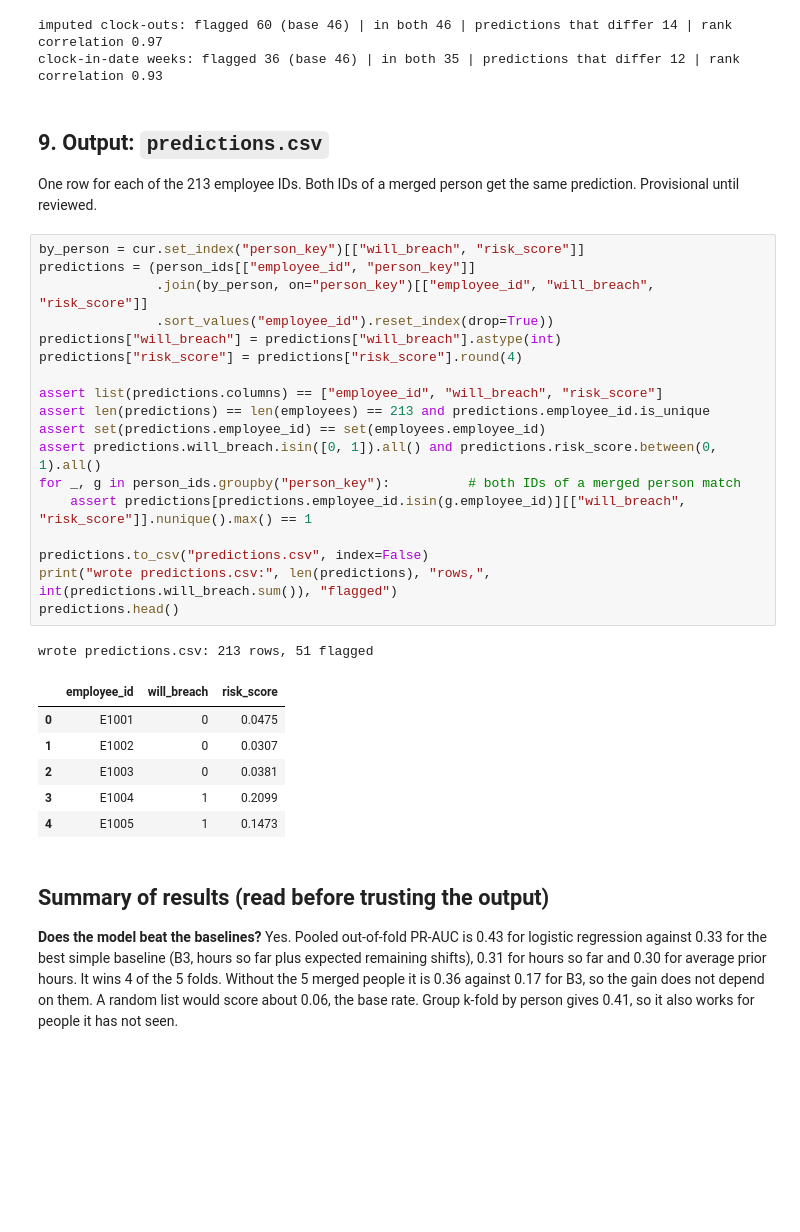
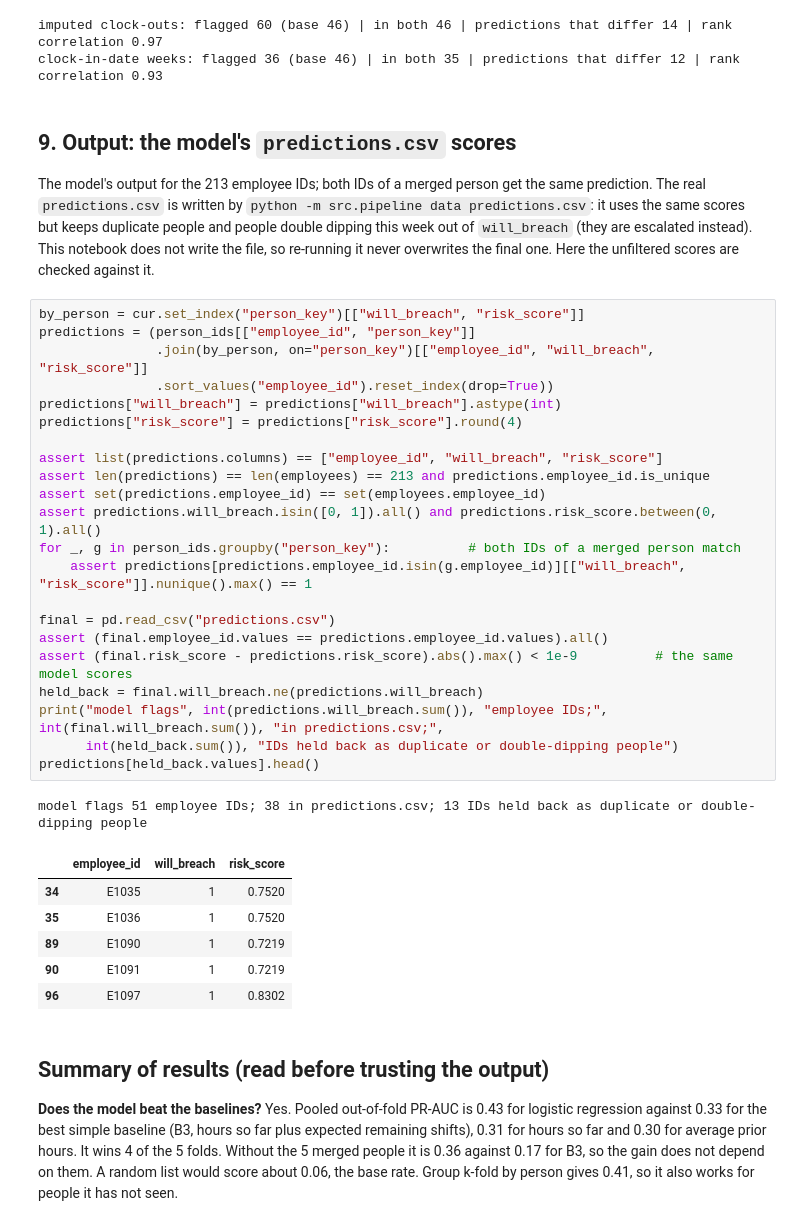
Before and after one commit to MistryDev09/JemTechnical, a Jupyter notebook: notebooks/data_modeling.ipynb, the cells around one changed output. Cells and saved outputs as stored; diff of their text form; blank space fills up the shorter version.

```diff
--- a/notebooks/data_modeling.ipynb
+++ b/notebooks/data_modeling.ipynb
@@ -721,34 +721,38 @@ compare("clock-in-date weeks", cur_clockin)
 imputed clock-outs: flagged 60 (base 46) | in both 46 | predictions that differ 14 | rank correlation 0.97
 clock-in-date weeks: flagged 36 (base 46) | in both 35 | predictions that differ 12 | rank correlation 0.93
 # %% [markdown]
-## 9. Output: `predictions.csv`
-One row for each of the 213 employee IDs. Both IDs of a merged person get the same prediction. Provisional until reviewed.
+## 9. Output: the model's `predictions.csv` scores
+The model's output for the 213 employee IDs; both IDs of a merged person get the same prediction. The real `predictions.csv` is written by `python -m src.pipeline data predictions.csv`: it uses the same scores but keeps duplicate people and people double dipping this week out of `will_breach` (they are escalated instead). This notebook does not write the file, so re-running it never overwrites the final one. Here the unfiltered scores are checked against it.
 # %%
 by_person = cur.set_index("person_key")[["will_breach", "risk_score"]]
 predictions = (person_ids[["employee_id", "person_key"]]
                .join(by_person, on="person_key")[["employee_id", "will_breach", "risk_score"]]
                .sort_values("employee_id").reset_index(drop=True))
 predictions["will_breach"] = predictions["will_breach"].astype(int)
 predictions["risk_score"] = predictions["risk_score"].round(4)
 
 assert list(predictions.columns) == ["employee_id", "will_breach", "risk_score"]
 assert len(predictions) == len(employees) == 213 and predictions.employee_id.is_unique
 assert set(predictions.employee_id) == set(employees.employee_id)
 assert predictions.will_breach.isin([0, 1]).all() and predictions.risk_score.between(0, 1).all()
 for _, g in person_ids.groupby("person_key"):          # both IDs of a merged person match
     assert predictions[predictions.employee_id.isin(g.employee_id)][["will_breach", "risk_score"]].nunique().max() == 1
 
-predictions.to_csv("predictions.csv", index=False)
-print("wrote predictions.csv:", len(predictions), "rows,", int(predictions.will_breach.sum()), "flagged")
-predictions.head()
+final = pd.read_csv("predictions.csv")
+assert (final.employee_id.values == predictions.employee_id.values).all()
+assert (final.risk_score - predictions.risk_score).abs().max() < 1e-9          # the same model scores
+held_back = final.will_breach.ne(predictions.will_breach)
+print("model flags", int(predictions.will_breach.sum()), "employee IDs;", int(final.will_breach.sum()), "in predictions.csv;",
+      int(held_back.sum()), "IDs held back as duplicate or double-dipping people")
+predictions[held_back.values].head()
 # %% [output]
-wrote predictions.csv: 213 rows, 51 flagged
+model flags 51 employee IDs; 38 in predictions.csv; 13 IDs held back as duplicate or double-dipping people
 |  | employee_id | will_breach | risk_score |
-| 0 | E1001 | 0 | 0.0475 |
-| 1 | E1002 | 0 | 0.0307 |
-| 2 | E1003 | 0 | 0.0381 |
-| 3 | E1004 | 1 | 0.2099 |
-| 4 | E1005 | 1 | 0.1473 |
+| 34 | E1035 | 1 | 0.7520 |
+| 35 | E1036 | 1 | 0.7520 |
+| 89 | E1090 | 1 | 0.7219 |
+| 90 | E1091 | 1 | 0.7219 |
+| 96 | E1097 | 1 | 0.8302 |
 # %% [markdown]
 ## Summary of results (read before trusting the output)
 **Does the model beat the baselines?** Yes. Pooled out-of-fold PR-AUC is 0.43 for logistic regression against 0.33 for the best simple baseline (B3, hours so far plus expected remaining shifts), 0.31 for hours so far and 0.30 for average prior hours. It wins 4 of the 5 folds. Without the 5 merged people it is 0.36 against 0.17 for B3, so the gain does not depend on them. A random list would score about 0.06, the base rate. Group k-fold by person gives 0.41, so it also works for people it has not seen.
```
Also changed, not shown: 8 other files.
